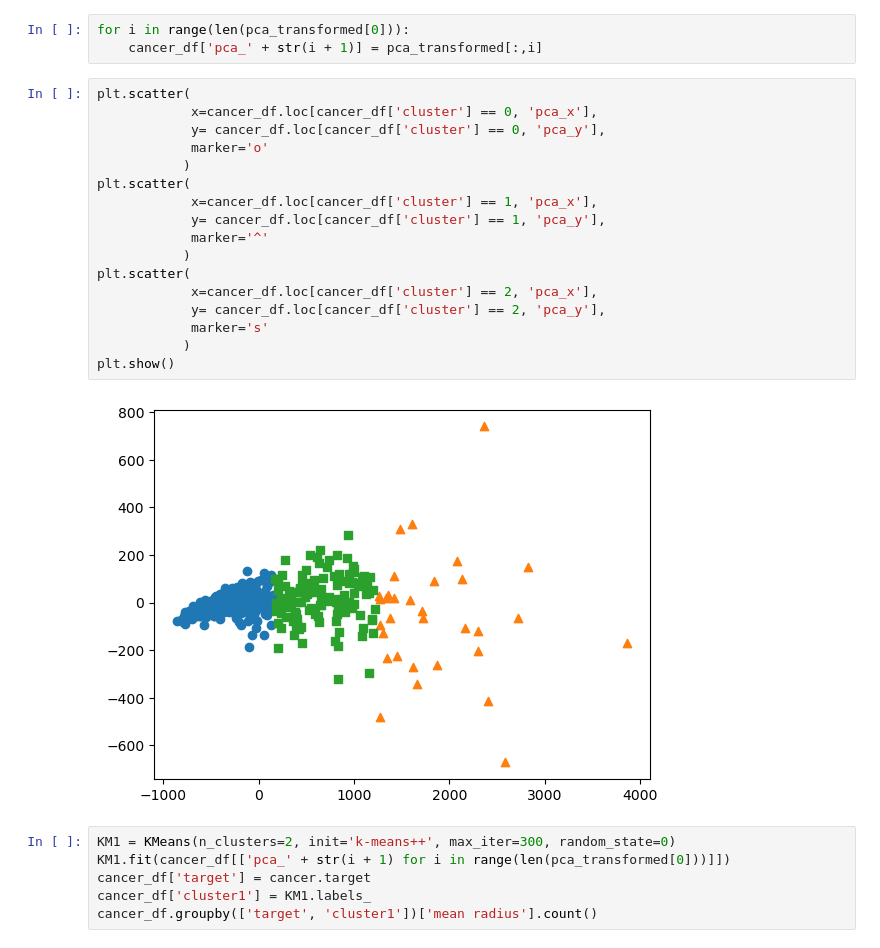
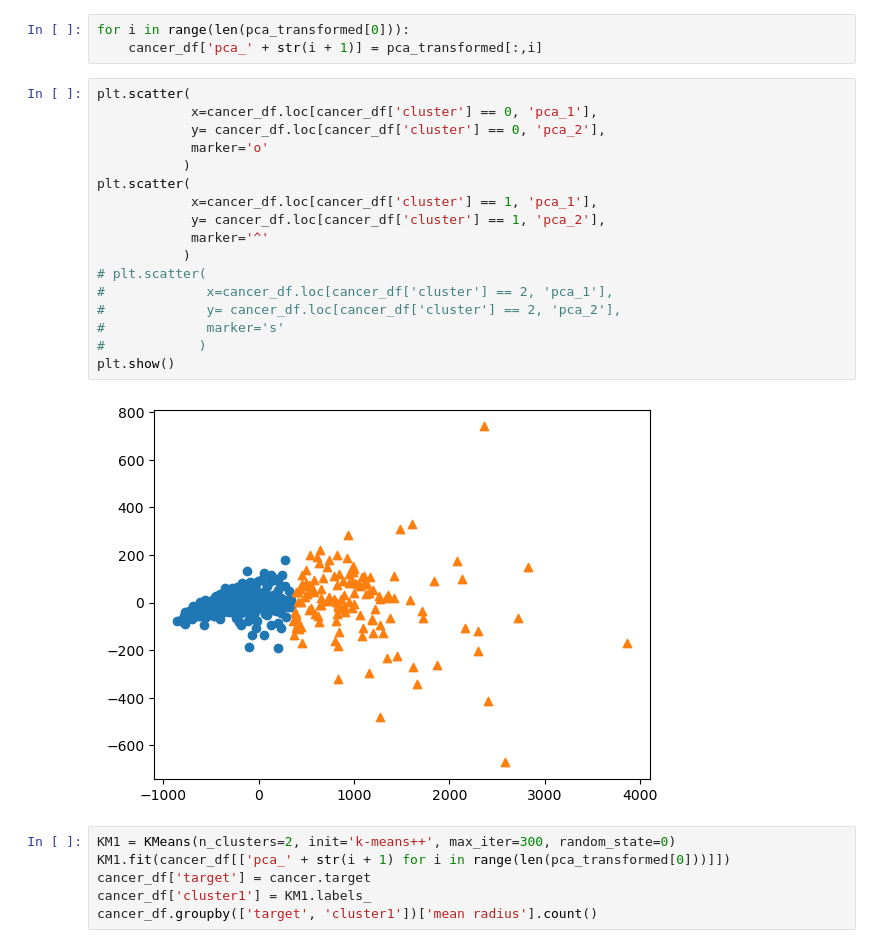
Before and after one commit to Telkem/hipython_rep, a Jupyter notebook: 40_K평균.ipynb, the cells around one changed output. Cells and saved outputs as stored; diff of their text form.

```diff
--- a/40_K평균.ipynb
+++ b/40_K평균.ipynb
@@ -288,23 +288,23 @@ for i in range(len(pca_transformed[0])):
     cancer_df['pca_' + str(i + 1)] = pca_transformed[:,i]
 # %%
 plt.scatter(
-            x=cancer_df.loc[cancer_df['cluster'] == 0, 'pca_x'],
-            y= cancer_df.loc[cancer_df['cluster'] == 0, 'pca_y'],
+            x=cancer_df.loc[cancer_df['cluster'] == 0, 'pca_1'],
+            y= cancer_df.loc[cancer_df['cluster'] == 0, 'pca_2'],
             marker='o'
            )
 plt.scatter(
-            x=cancer_df.loc[cancer_df['cluster'] == 1, 'pca_x'],
-            y= cancer_df.loc[cancer_df['cluster'] == 1, 'pca_y'],
+            x=cancer_df.loc[cancer_df['cluster'] == 1, 'pca_1'],
+            y= cancer_df.loc[cancer_df['cluster'] == 1, 'pca_2'],
             marker='^'
            )
-plt.scatter(
-            x=cancer_df.loc[cancer_df['cluster'] == 2, 'pca_x'],
-            y= cancer_df.loc[cancer_df['cluster'] == 2, 'pca_y'],
-            marker='s'
-           )
+# plt.scatter(
+#             x=cancer_df.loc[cancer_df['cluster'] == 2, 'pca_1'],
+#             y= cancer_df.loc[cancer_df['cluster'] == 2, 'pca_2'],
+#             marker='s'
+#            )
 plt.show()
 # %% [output]
-[figure, old version]
+[figure, new version]
 # %%
 KM1 = KMeans(n_clusters=2, init='k-means++', max_iter=300, random_state=0)
 KM1.fit(cancer_df[['pca_' + str(i + 1) for i in range(len(pca_transformed[0]))]])
```
Also changed, not shown: parts of 7 cells of this notebook, 3 other files.
